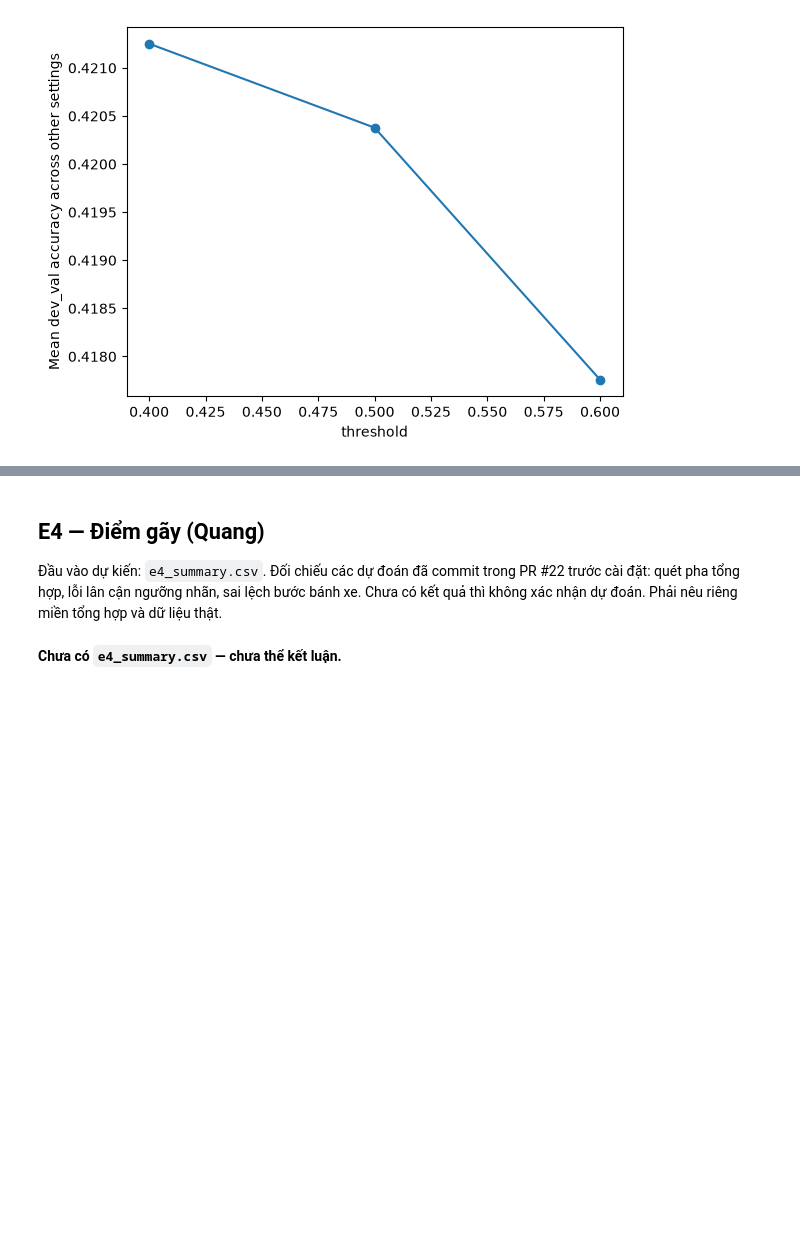
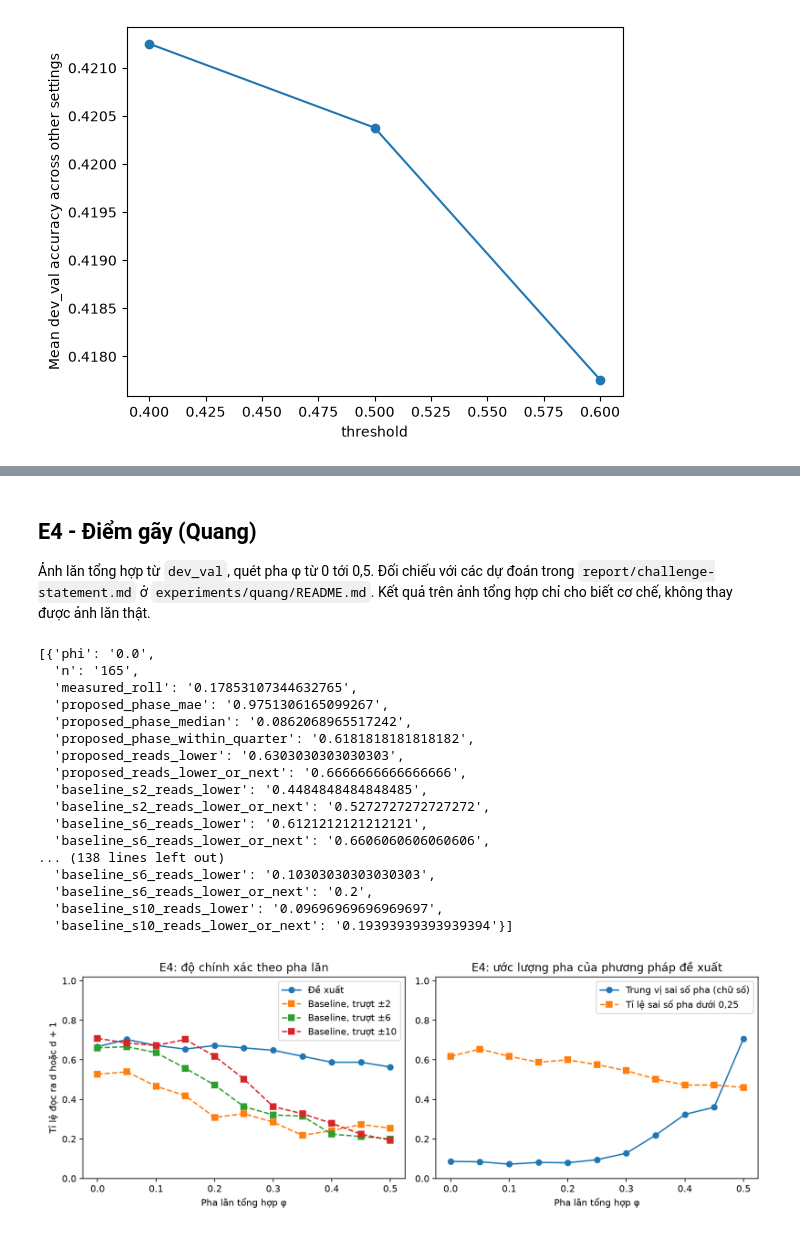
Before and after one commit to qivarnq3g/cv-water-meter-reading, a Jupyter notebook: notebooks/phuc_experiments.ipynb, the cells around one changed output, grey strips where cells are left out. Drawn from its saved outputs; the diff is of its cells as text; code cells hidden in the pictures; blank space fills up the shorter version.

```diff
--- a/notebooks/phuc_experiments.ipynb
+++ b/notebooks/phuc_experiments.ipynb
@@ -130,9 +151,27 @@ e3 = table('e3_summary.csv')
 # %% [markdown]
-## E4 — Điểm gãy (Quang)
+## E4 - Điểm gãy (Quang)
 
-Đầu vào dự kiến: `e4_summary.csv`. Đối chiếu các dự đoán đã commit trong PR #22 trước cài đặt: quét pha tổng hợp, lỗi lân cận ngưỡng nhãn, sai lệch bước bánh xe. Chưa có kết quả thì không xác nhận dự đoán. Phải nêu riêng miền tổng hợp và dữ liệu thật.
+Ảnh lăn tổng hợp từ `dev_val`, quét pha φ từ 0 tới 0,5. Đối chiếu với các dự đoán trong `report/challenge-statement.md` ở `experiments/quang/README.md`. Kết quả trên ảnh tổng hợp chỉ cho biết cơ chế, không thay được ảnh lăn thật.
 # %%
-e4 = table('e4_summary.csv')
+e4 = table('e4_curve.csv', QUANG)
+display(Image(filename=str(QUANG / 'e4_curve.png')))
 # %% [output]
-**Chưa có `e4_summary.csv` — chưa thể kết luận.**
+[{'phi': '0.0',
+  'n': '165',
+  'measured_roll': '0.17853107344632765',
+  'proposed_phase_mae': '0.9751306165099267',
+  'proposed_phase_median': '0.0862068965517242',
+  'proposed_phase_within_quarter': '0.6181818181818182',
+  'proposed_reads_lower': '0.6303030303030303',
+  'proposed_reads_lower_or_next': '0.6666666666666666',
+  'baseline_s2_reads_lower': '0.4484848484848485',
+  'baseline_s2_reads_lower_or_next': '0.5272727272727272',
+  'baseline_s6_reads_lower': '0.6121212121212121',
+  'baseline_s6_reads_lower_or_next': '0.6606060606060606',
+... (138 lines left out)
+  'baseline_s6_reads_lower': '0.10303030303030303',
+  'baseline_s6_reads_lower_or_next': '0.2',
+  'baseline_s10_reads_lower': '0.09696969696969697',
+  'baseline_s10_reads_lower_or_next': '0.19393939393939394'}]
+[figure, added]
 # %% [markdown]
```
Also changed, not shown: parts of 8 cells of this notebook, 4 other files.
